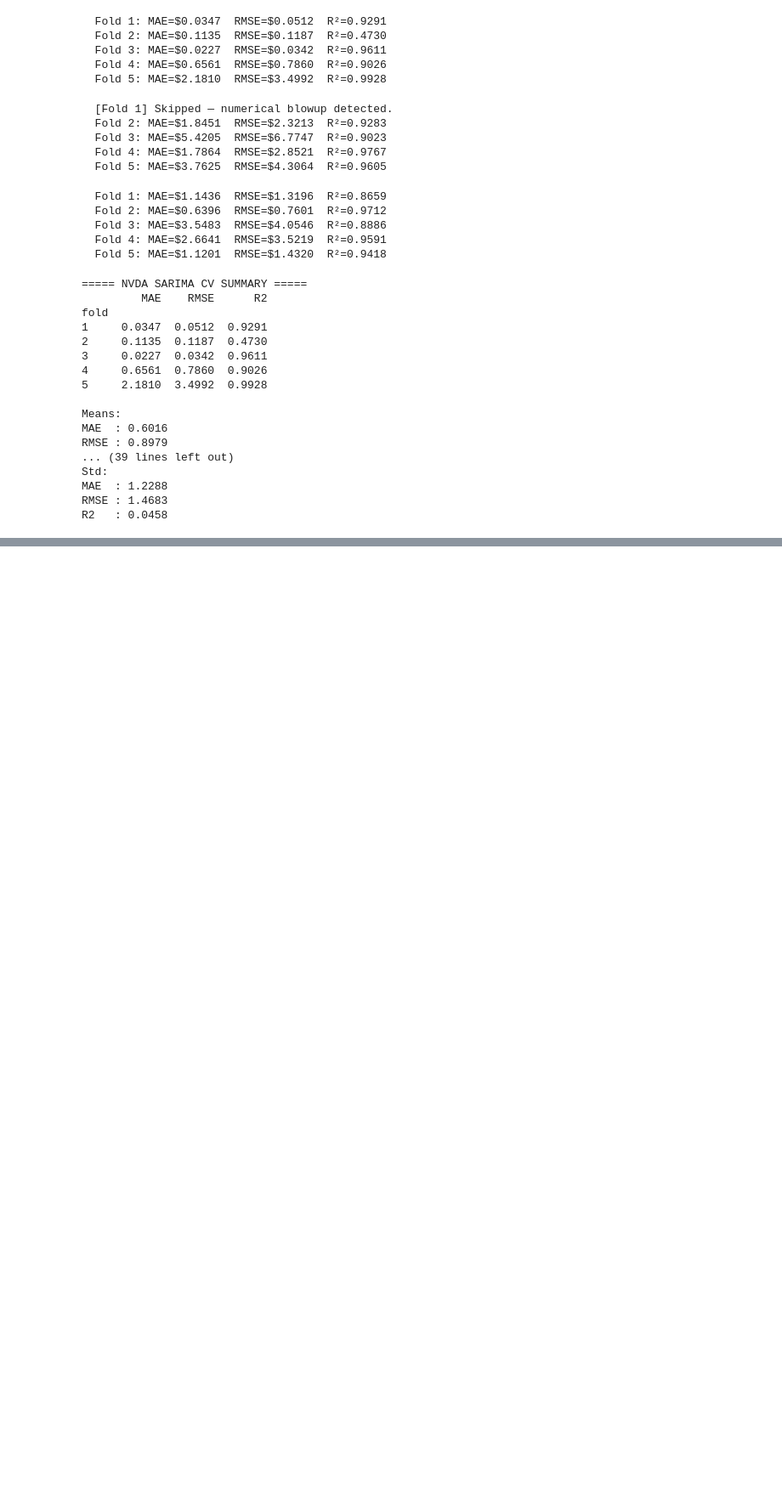
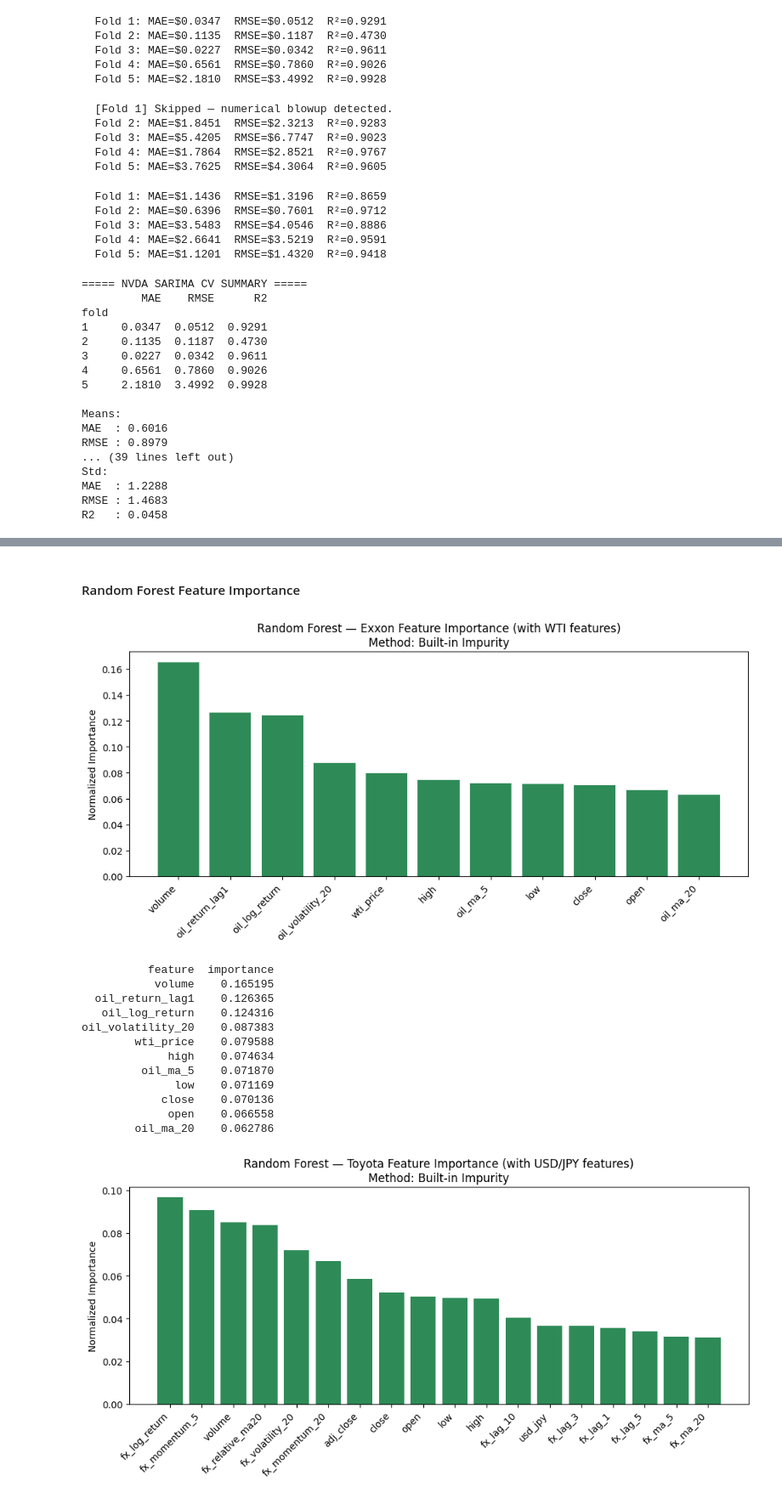
Before and after one commit to IntelligentSystemsProject/Stock-Market-Project, a Jupyter notebook: project.ipynb, the cells around one changed output, grey strips where cells are left out. Shown at 85% size. Saved outputs shown, nothing was run; the diff lists cells and outputs as text; code cells hidden in the pictures; blank space fills up the shorter version.

```diff
--- a/project.ipynb
+++ b/project.ipynb
@@ -1179,6 +1188,10 @@ def train_random_forest_ts(data_raw, features, target_col, window_size=10, n_spi
     all_y_true = []
     all_y_pred = []
     last_fold_preds = None
+
+    last_fold_model = None
+    last_fold_X_te  = None
+    last_fold_y_te  = None
 
     for fold, (tr_idx, te_idx) in enumerate(tscv.split(features_aligned)):
 
@@ -1223,6 +1236,9 @@ def train_random_forest_ts(data_raw, features, target_col, window_size=10, n_spi
         all_y_true.extend(y_test_actual)
         all_y_pred.extend(y_pred_actual)
         last_fold_preds = (y_test_actual, y_pred_actual)
+        last_fold_model = rf
+        last_fold_X_te  = X_te
+        last_fold_y_te  = y_te
 
         print(f"  Fold {fold + 1}: MAE=${mae:.4f}  RMSE=${rmse:.4f}  R²={r2:.4f}")
 
@@ -1243,6 +1259,9 @@ def train_random_forest_ts(data_raw, features, target_col, window_size=10, n_spi
         "overall_mae":     mean_absolute_error(all_y_true, all_y_pred),
         "overall_rmse":    np.sqrt(mean_squared_error(all_y_true, all_y_pred)),
         "overall_r2":      r2_score(all_y_true, all_y_pred),
+        "last_fold_model": last_fold_model,
+        "last_fold_X_te":  last_fold_X_te,
+        "last_fold_y_te":  last_fold_y_te
     }
 # %% [markdown]
 ## Exxon
@@ -2074,0 +2252,39 @@ R2   : 0.0458
+# %% [markdown]
+#### Random Forest Feature Importance
+# %%
+# Random Forest — Exxon (merged)
+analyze_feature_importance(
+    model=results_exxon_merged_rf["last_fold_model"],
+    X_te=results_exxon_merged_rf["last_fold_X_te"],
+    y_te=results_exxon_merged_rf["last_fold_y_te"],
+    feature_names=list(merged_exxon_df.columns),
+    window_size=window_size,
+    title="Random Forest — Exxon Feature Importance (with WTI features)",
+    color="seagreen"
+)
+
+# Random Forest — Toyota (merged)
+analyze_feature_importance(
+    model=results_toyota_merged_rf["last_fold_model"],
+    X_te=results_toyota_merged_rf["last_fold_X_te"],
+    y_te=results_toyota_merged_rf["last_fold_y_te"],
+    feature_names=list(merged_toyota_df.columns),
+    window_size=window_size,
+    title="Random Forest — Toyota Feature Importance (with USD/JPY features)",
+    color="seagreen"
+)
+# %% [output]
+[figure, added]
+          feature  importance
+           volume    0.165195
+  oil_return_lag1    0.126365
+   oil_log_return    0.124316
+oil_volatility_20    0.087383
+        wti_price    0.079588
+             high    0.074634
+         oil_ma_5    0.071870
+              low    0.071169
+            close    0.070136
+             open    0.066558
+        oil_ma_20    0.062786
+[figure, added]
```
Also changed, not shown: parts of 15 cells of this notebook.
